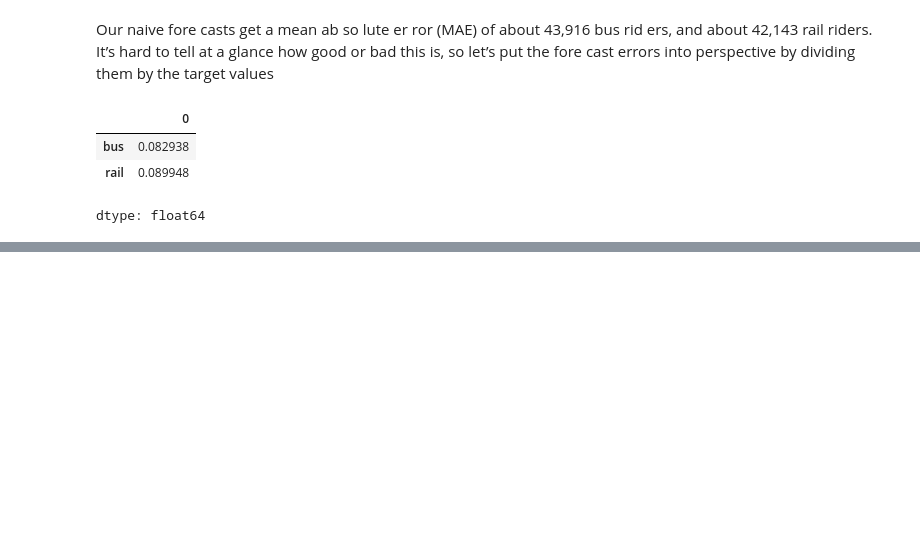
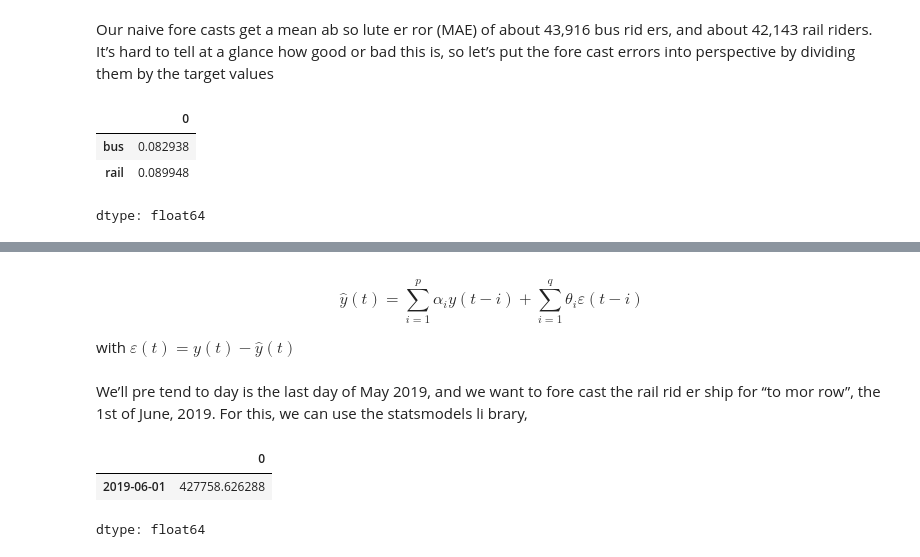
Before and after one commit to Harsh-Prajapati54/PyTorch-Learning-Journey, a Jupyter notebook: 06_RNN.ipynb, the cells around one changed output, grey strips where cells are left out. Cells and saved outputs as stored; diff of their text form; code cells hidden in the pictures; blank space fills up the shorter version.

```diff
--- a/06_RNN.ipynb
+++ b/06_RNN.ipynb
@@ -116,0 +123,7 @@ dtype: float64
+# %% [markdown]
+$$\hat{y}(t) = \sum_{i=1}^{p} \alpha_i y(t-i) + \sum_{i=1}^{q} \theta_i \varepsilon(t-i)$$
+
+with $\varepsilon(t) = y(t) - \hat{y}(t)$
+# %% [markdown]
+ We’ll pre tend to day is the last day of May 2019, and we want to fore cast the rail rid er ship for “to
+mor row”, the 1st of June, 2019. For this, we can use the statsmodels li brary,
@@ -116,0 +132,16 @@ dtype: float64
+# %%
+from statsmodels.tsa.arima.model import ARIMA
+
+origin, today = "2019-01-01" , "2019-05-31"
+rail_series = df.loc[origin:today]["rail"].asfreq("D")
+model = ARIMA(rail_series,
+              order=(1, 0, 0),
+              seasonal_order = (0,1,1,7))
+model = model.fit()
+y_pred = model.forecast()
+# %%
+y_pred
+# %% [output]
+|  | 0 |
+| 2019-06-01 | 427758.626288 |
+dtype: float64
```
Also changed, not shown: parts of 15 cells of this notebook.
